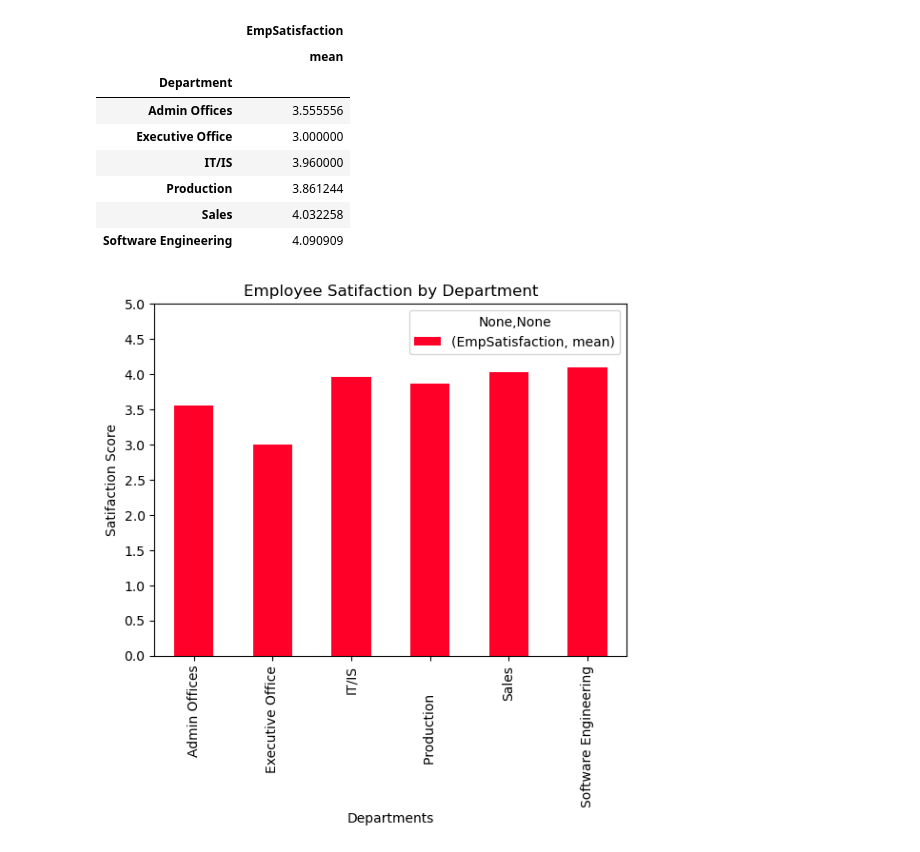
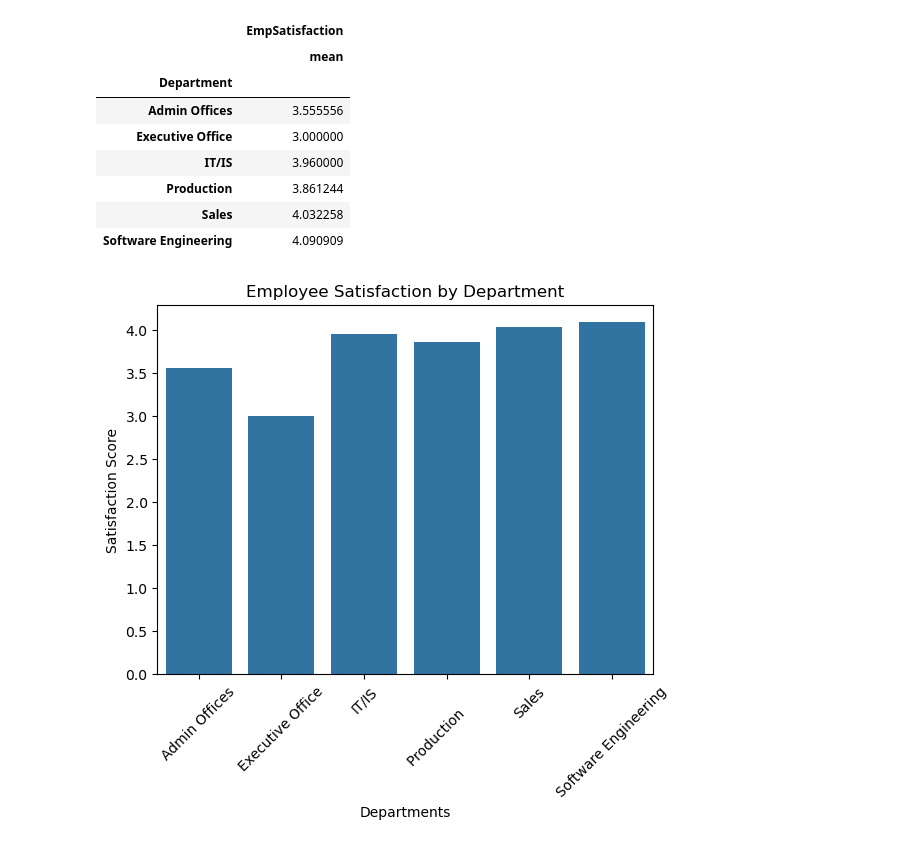
Before and after one commit to akisharbnsn/CohortB_Career_Analysis, a Jupyter notebook: notebook/alyssac_eda.ipynb, the cells around one changed output. Cells and saved outputs as stored; diff of their text form; code cells hidden in the pictures.

Commit message:
graph changes to alyssac_eda.ipynb

```diff
--- a/notebook/alyssac_eda.ipynb
+++ b/notebook/alyssac_eda.ipynb
@@ -98,14 +123,17 @@ depart_avg
 | Production | 3.861244 |
 | Sales | 4.032258 |
 | Software Engineering | 4.090909 |
-# %%
-depart_avg.plot(kind= "bar", colormap= "gist_rainbow")
-plt.xlabel('Departments')
-plt.ylabel('Satifaction Score')
-plt.title('Employee Satifaction by Department')
-plt.yticks([0, 0.5, 1, 1.5, 2, 2.5, 3, 3.5, 4, 4.5, 5])
-plt.show()
-# %% [output]
-[figure, removed]
+# %%
+depart_avg.columns = ["EmpSatifaction_mean"]
+# %%
+
+sns.barplot(data= depart_avg, x= "Department", y= "EmpSatifaction_mean")
+plt.xlabel('Departments')
+plt.ylabel('Satisfaction Score')
+plt.title('Employee Satisfaction by Department')
+plt.xticks(rotation=45)
+plt.show()
+# %% [output]
+[figure, added]
 # %%
 #Filter by manager for satifaction score
```
Also changed, not shown: parts of 14 cells of this notebook.
